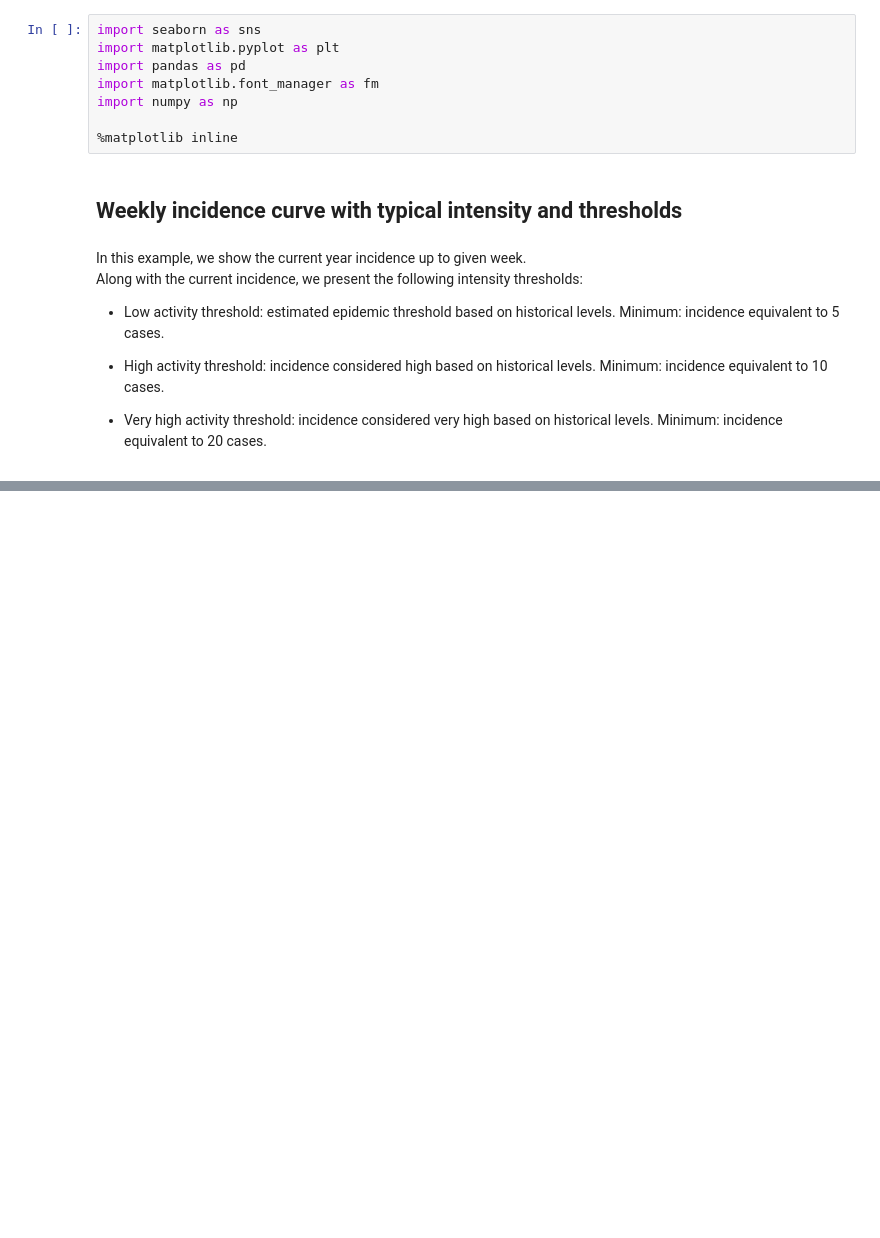
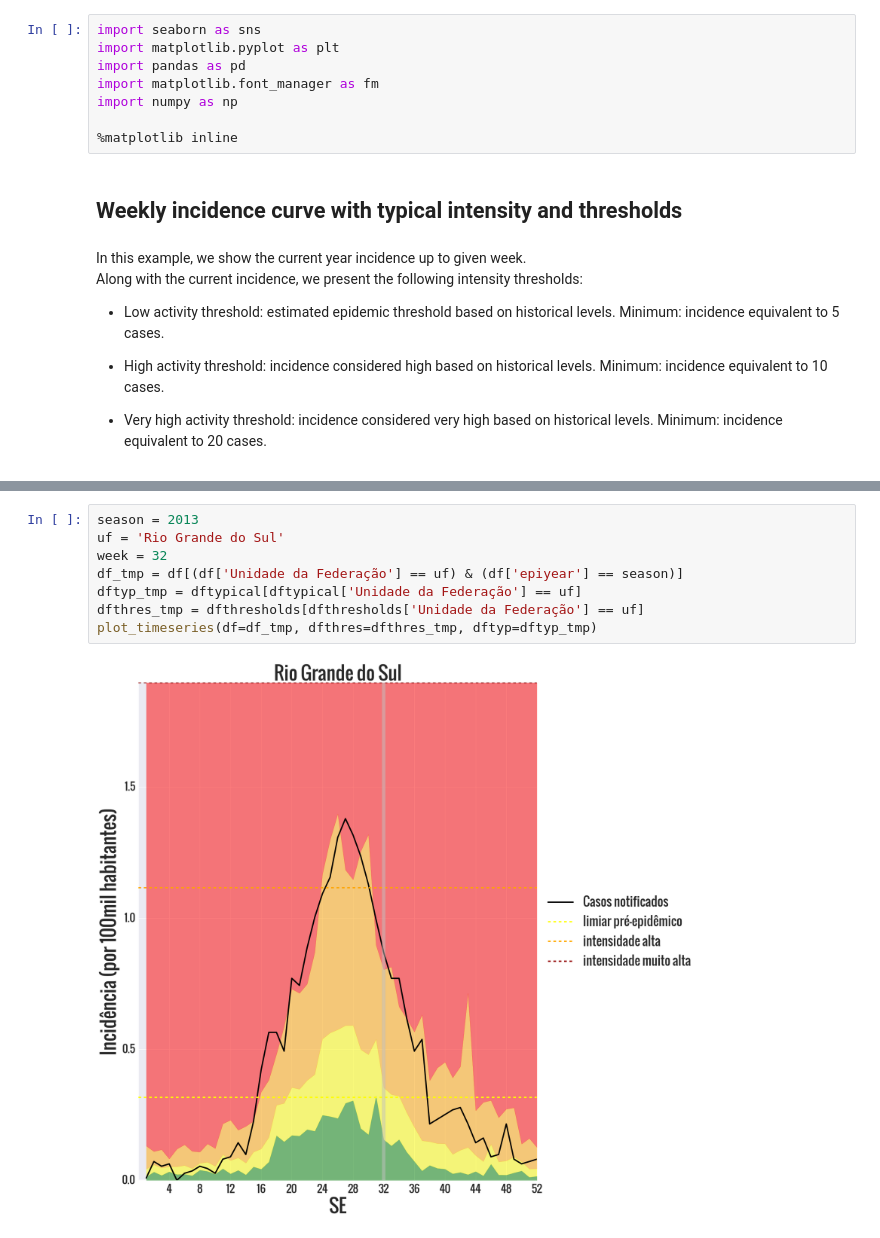
Before and after one commit to FluVigilanciaBR/fludashboard, a Jupyter notebook: Notebooks/incidence_with_indicators.ipynb, the cells around one changed output, grey strips where cells are left out. Drawn from its saved outputs; the diff is of its cells as text; blank space fills up the shorter version.

```diff
--- a/Notebooks/incidence_with_indicators.ipynb
+++ b/Notebooks/incidence_with_indicators.ipynb
@@ -155,0 +204,10 @@ ax.legend(prop=fontproplgd, loc='center left', bbox_to_anchor=(1,0.5))
+# %%
+season = 2013
+uf = 'Rio Grande do Sul'
+week = 32
+df_tmp = df[(df['Unidade da Federação'] == uf) & (df['epiyear'] == season)]
+dftyp_tmp = dftypical[dftypical['Unidade da Federação'] == uf]
+dfthres_tmp = dfthresholds[dfthresholds['Unidade da Federação'] == uf]
+plot_timeseries(df=df_tmp, dfthres=dfthres_tmp, dftyp=dftyp_tmp)
+# %% [output]
+[figure, added]
```
Also changed, not shown: parts of 13 cells of this notebook, 17 other files.
